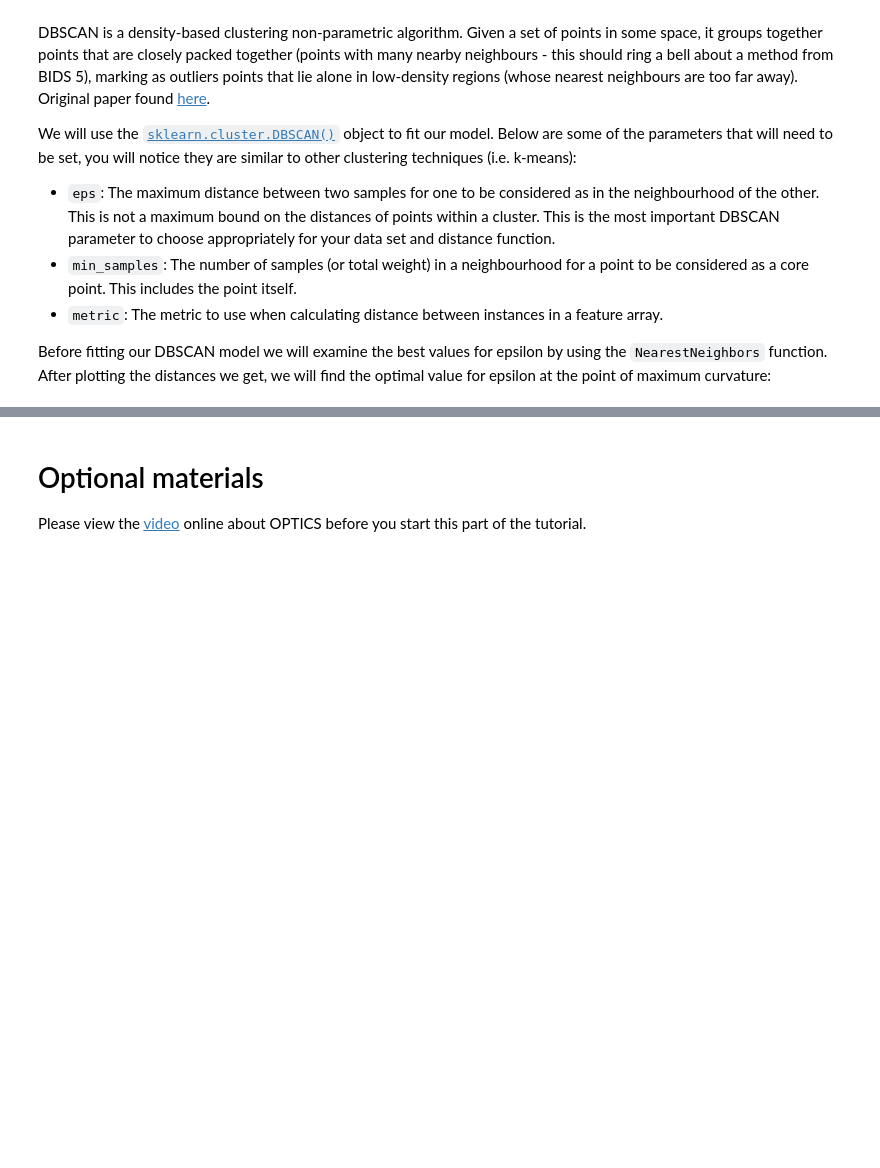
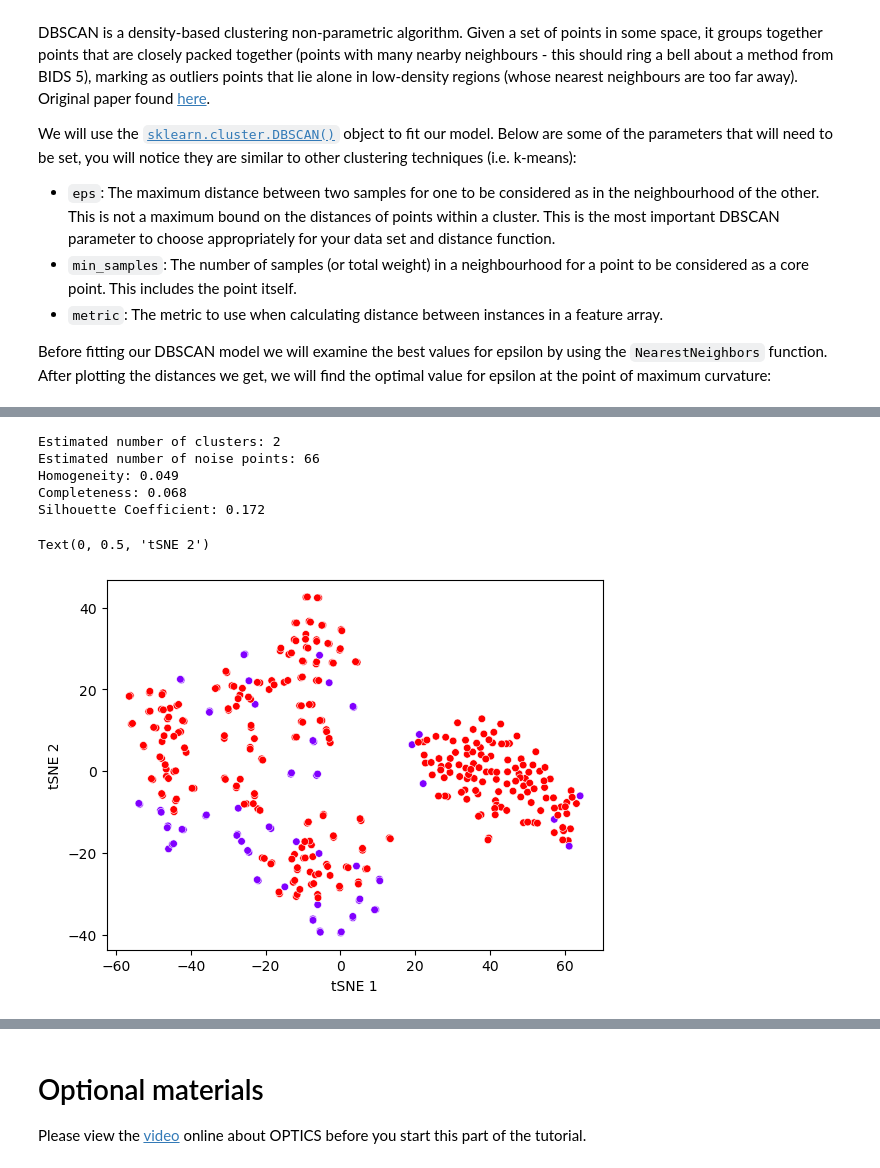
Before and after one commit to ICL-BMB-BiDS/BIDS6-Clustering2, a Jupyter notebook: BIDS_06_Clustering_2.ipynb, the cells around one changed output, grey strips where cells are left out. Cells and saved outputs as stored; diff of their text form; code cells hidden in the pictures; blank space fills up the shorter version.

```diff
--- a/BIDS_06_Clustering_2.ipynb
+++ b/BIDS_06_Clustering_2.ipynb
@@ -151,14 +162,23 @@ print("Estimated number of clusters: %d" % n_clusters_)
 print("Estimated number of noise points: %d" % n_noise_)
 print("Homogeneity: %0.3f" % metrics.homogeneity_score(scaled_df.iloc[:, -1], labels))
 print("Completeness: %0.3f" % metrics.completeness_score(scaled_df.iloc[:, -1], labels))
-print("Silhouette Coefficient: %0.3f" % metrics.silhouette_score(scaled_df.iloc[:, :-1], labels))
+print("Silhouette coefficient: %0.3f" % metrics.silhouette_score(scaled_df.iloc[:, :-1], labels))
+# %% [output]
+Estimated number of clusters: 2
+Estimated number of noise points: 66
+Homogeneity: 0.049
+Completeness: 0.068
+Silhouette Coefficient: 0.172
 # %%
 tsne_df = TSNE(
     n_components=2,
     perplexity=10,
 ).fit_transform(scaled_df.iloc[:, :-1]) # don't forget you should optimise the t-SNE parameters as well (see BIDS 4)
 
-ax = sns.scatterplot(tsne_df[:, 0], tsne_df[:, 1], c=labels, s=30, cmap='rainbow')
+ax = sns.scatterplot(x=tsne_df[:, 0], y=tsne_df[:, 1], c=labels, s=30, cmap='rainbow')
 ax.set_xlabel("tSNE 1")
 ax.set_ylabel("tSNE 2")
+# %% [output]
+Text(0, 0.5, 'tSNE 2')
+[figure, added]
 # %% [markdown]
```
Also changed, not shown: parts of 11 cells of this notebook.
